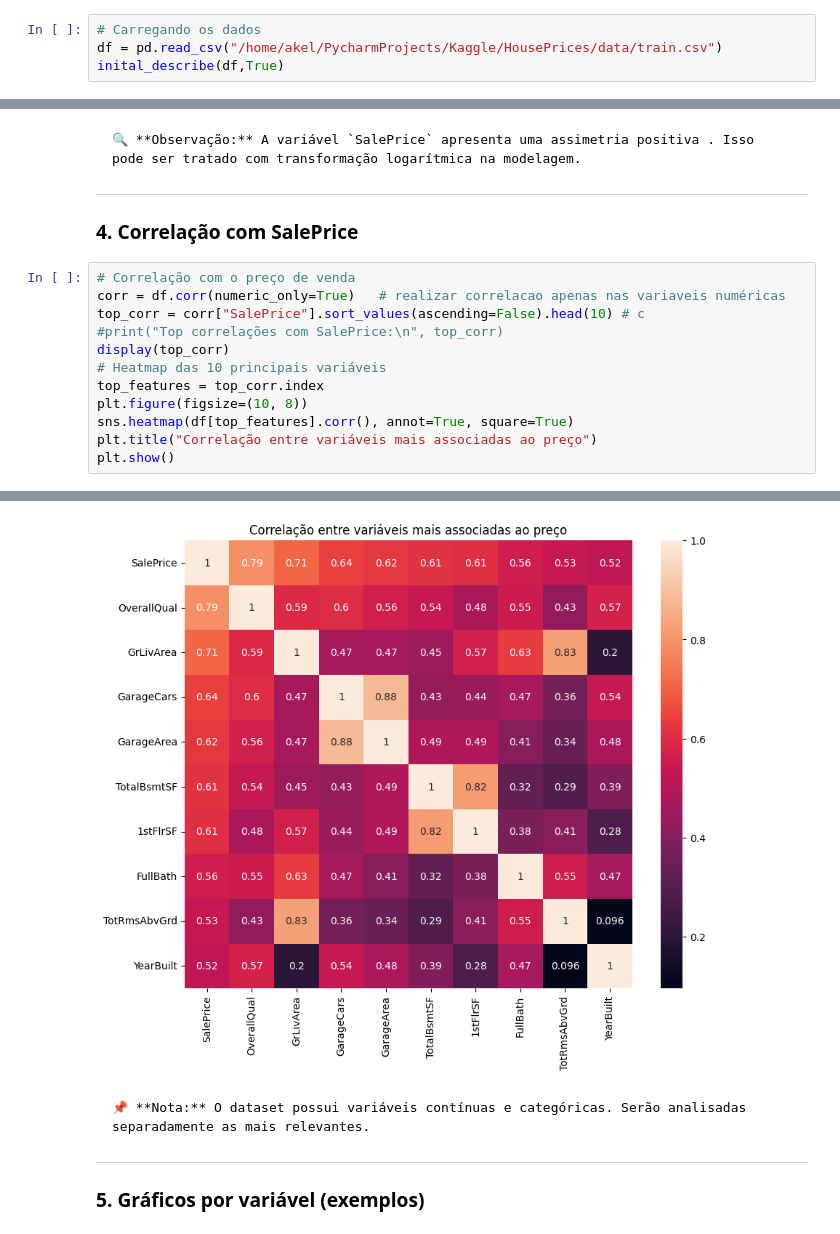
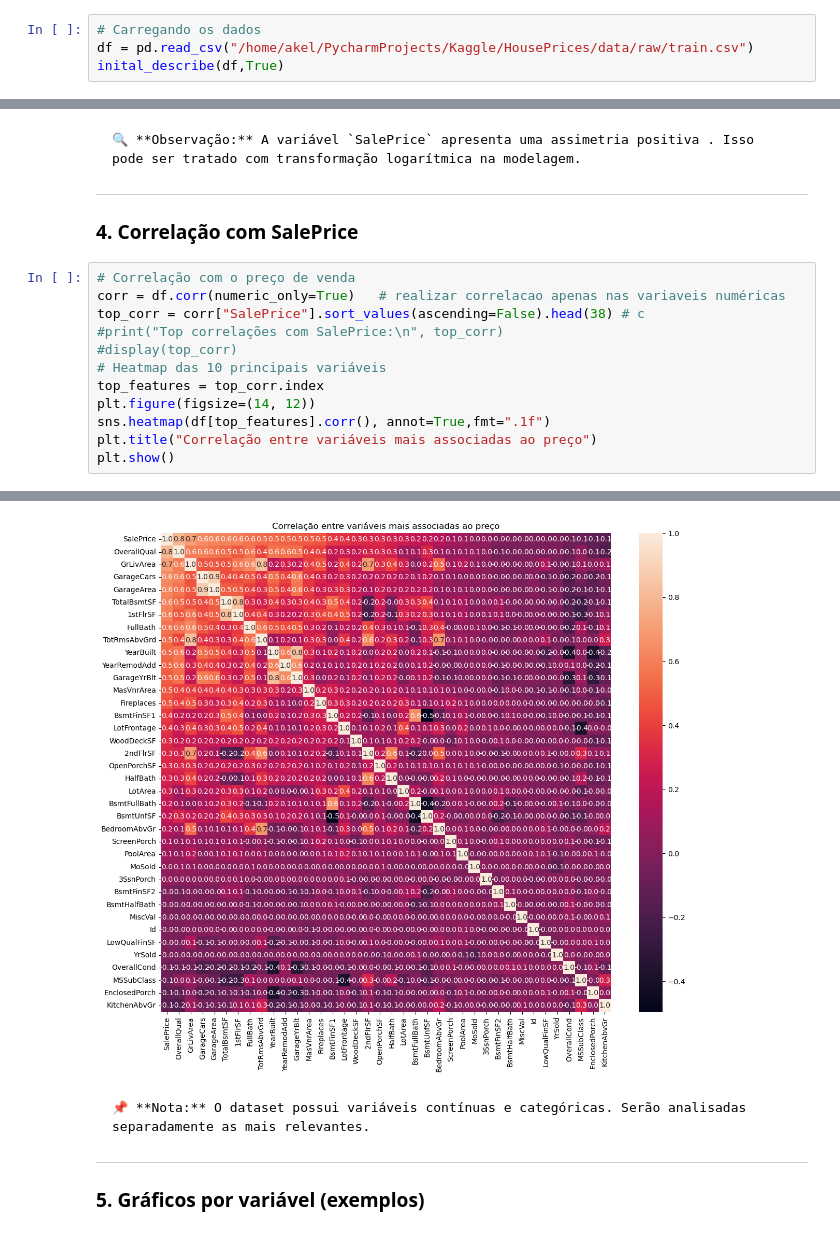
Before and after one commit to albertoakel/Kaggle, a Jupyter notebook: HousePrices/notebook/eda_HP.ipynb, the cells around one changed output, grey strips where cells are left out. Saved outputs shown, nothing was run; the diff lists cells and outputs as text.

````diff
--- a/HousePrices/notebook/eda_HP.ipynb
+++ b/HousePrices/notebook/eda_HP.ipynb
@@ -66,7 +67,7 @@ sns.color_palette(color_palette21)
 ## 🧮 2. Visão Geral e Estatísticas Básicas
 # %%
 # Carregando os dados
-df = pd.read_csv("/home/akel/PycharmProjects/Kaggle/HousePrices/data/train.csv")
+df = pd.read_csv("/home/akel/PycharmProjects/Kaggle/HousePrices/data/raw/train.csv")
 inital_describe(df,True)
 # %% [output]
 ============================================================
@@ -112,13 +113,13 @@ plt.show()
 # %%
 # Correlação com o preço de venda
 corr = df.corr(numeric_only=True)   # realizar correlacao apenas nas variaveis numéricas
-top_corr = corr["SalePrice"].sort_values(ascending=False).head(10) # c
+top_corr = corr["SalePrice"].sort_values(ascending=False).head(38) # c
 #print("Top correlações com SalePrice:\n", top_corr)
-display(top_corr)
+#display(top_corr)
 # Heatmap das 10 principais variáveis
 top_features = top_corr.index
-plt.figure(figsize=(10, 8))
-sns.heatmap(df[top_features].corr(), annot=True, square=True)
+plt.figure(figsize=(14, 12))
+sns.heatmap(df[top_features].corr(), annot=True,fmt=".1f")
 plt.title("Correlação entre variáveis mais associadas ao preço")
 plt.show()
 # %% [output]
@@ -135,5 +142,5 @@ YearBuilt       0.522897
 Name: SalePrice, dtype: float64
-[figure, old version]
+[figure, new version]
 # %% [markdown]
 ```markdown
 📌 **Nota:** O dataset possui variáveis contínuas e categóricas. Serão analisadas separadamente as mais relevantes.
````
Also changed, not shown: parts of 1 cell of this notebook, 9 other files.
